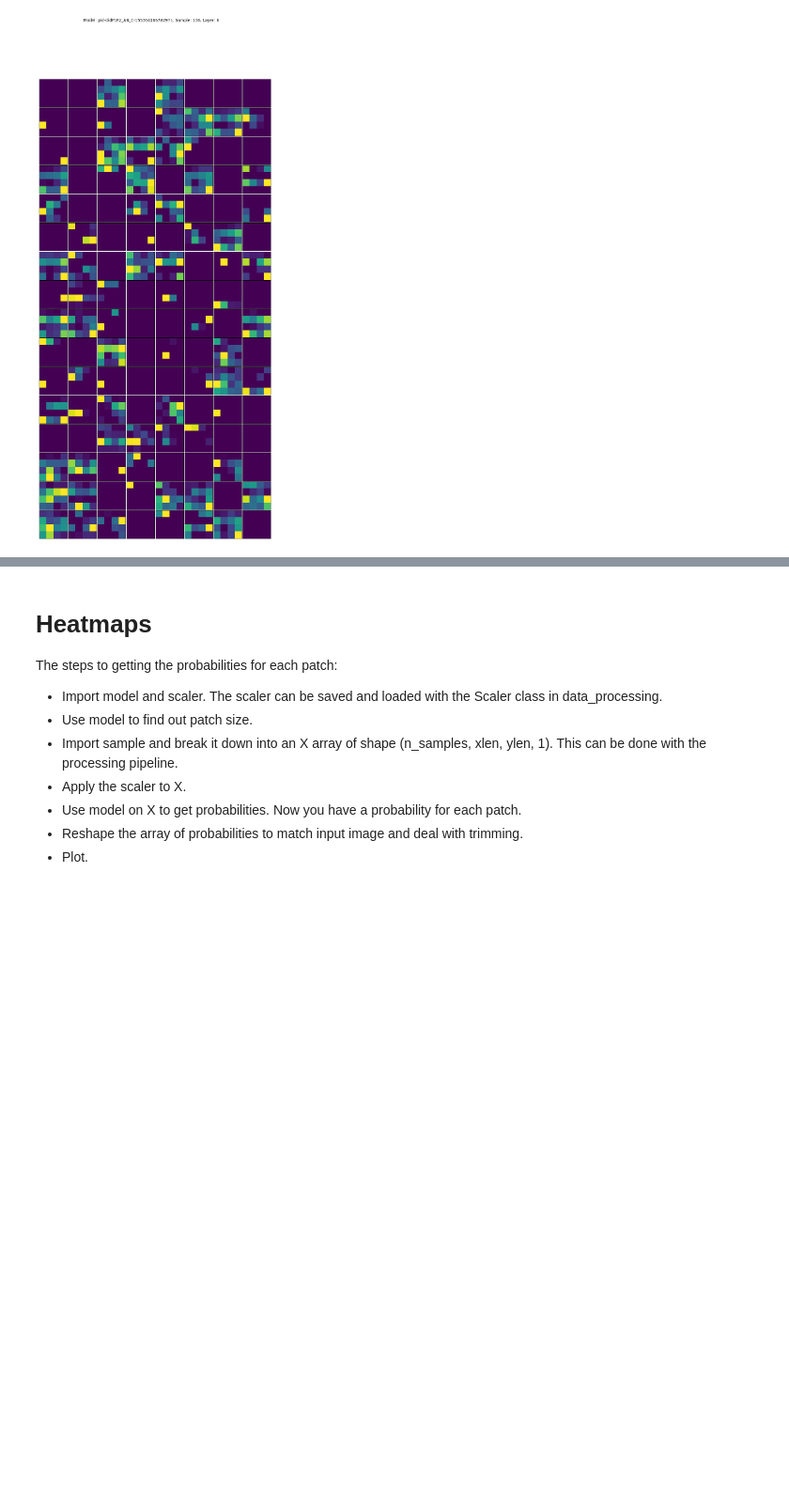
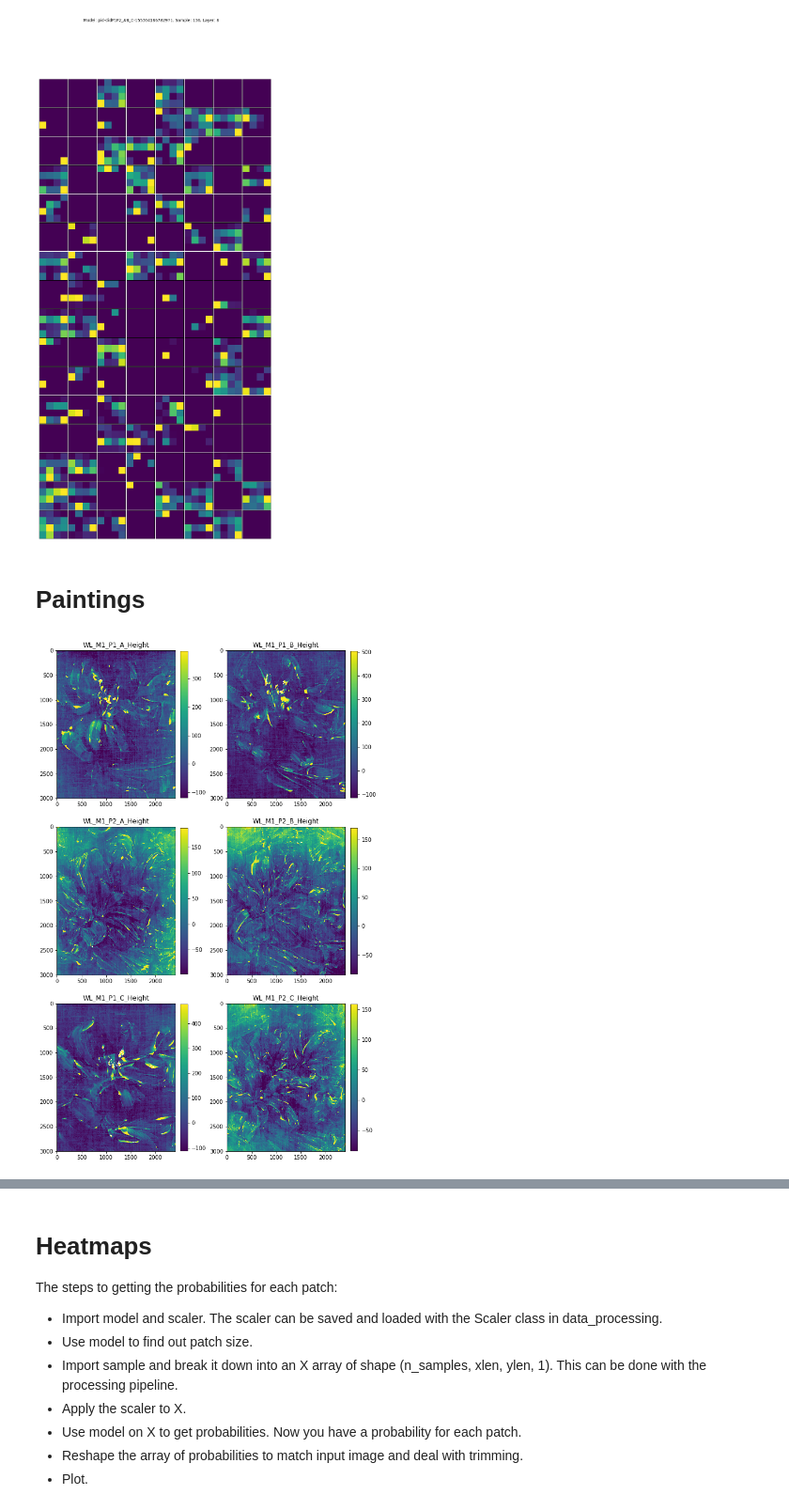
Before and after one commit to modw/painter-id, a Jupyter notebook: Visualizing network.ipynb, the cells around one changed output, grey strips where cells are left out. Shown at 94% size. Drawn from its saved outputs; the diff is of its cells as text; code cells hidden in the pictures; blank space fills up the shorter version.

Commit message:
paintings and classes predictions viz

```diff
--- a/Visualizing network.ipynb
+++ b/Visualizing network.ipynb
@@ -197,3 +177,5 @@ for i, layer in enumerate(model.layers[:9]):
 [figure]
 [figure]
 [figure]
+# %% [markdown]
+# Paintings
@@ -199,0 +184,33 @@ for i, layer in enumerate(model.layers[:9]):
+# %%
+train_test_samples = ['WL_M1_P1_A_Height.txt',
+ 'WL_M1_P1_B_Height.txt',
+ 'WL_M1_P2_A_Height.txt',
+ 'WL_M1_P2_B_Height.txt']
+
+val_samples = ['WL_M1_P1_C_Height.txt',
+ 'WL_M1_P2_C_Height.txt']
+
+samples = train_test_samples + val_samples
+
+# files list
+files = [data_folder + sn for sn in samples]
+# %%
+painting_arrays = [None]*len(files)
+for i, f in enumerate(files):
+    painting_arrays[i] = data_to_array(f)
+# %%
+fig, axes = plt.subplots(3,2, figsize=(2*5,3*6))
+
+for i, ax in enumerate(axes.flatten()):
+    p = painting_arrays[i] - np.nanmean(painting_arrays[i])
+    ptiles = np.nanpercentile(p.flatten(),[1,99])
+    img = ax.imshow(p, vmin=ptiles[0], vmax=ptiles[1])
+    plt.colorbar(img, ax=ax, fraction=0.056, pad=0.04)
+    ax.set_title(samples[i].split('.')[0])
+
+plt.subplots_adjust(wspace=0.3, hspace=0.01)
+
+fig_name = 'P1P2_ABC_Height.png'
+plt.savefig(f'./figures/samples/{fig_name}', dpi=200, bbox_inches='tight')
+# %% [output]
+[figure, added]
```
Also changed, not shown: parts of 17 cells of this notebook.
